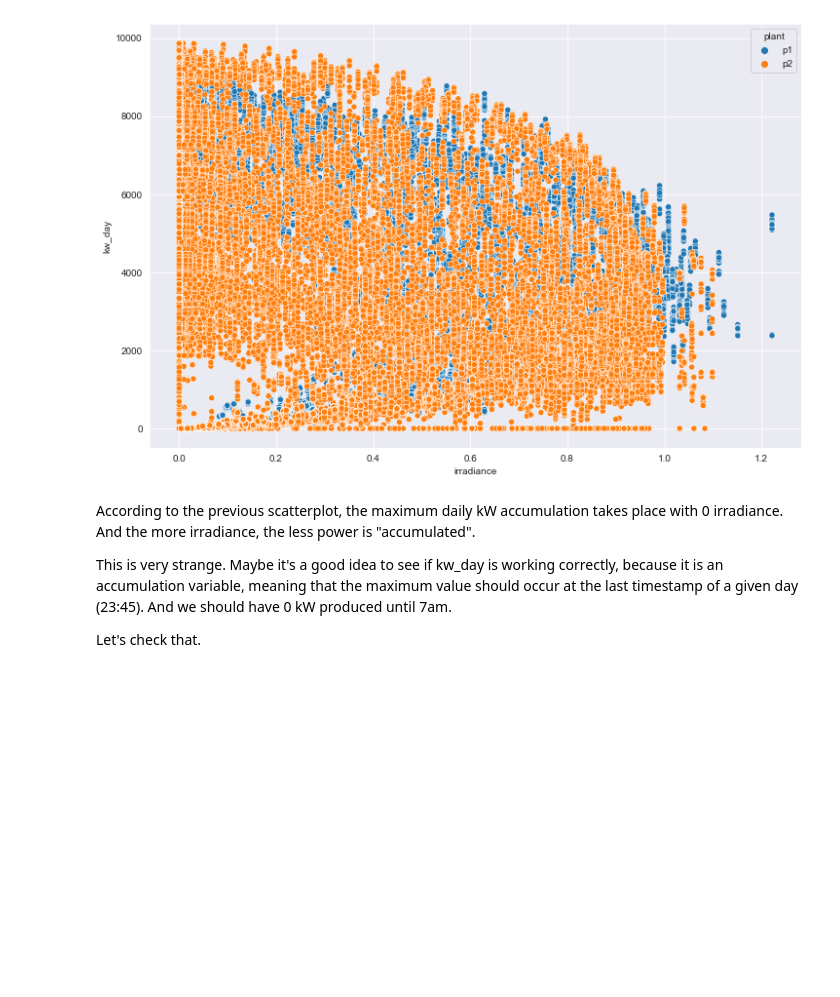
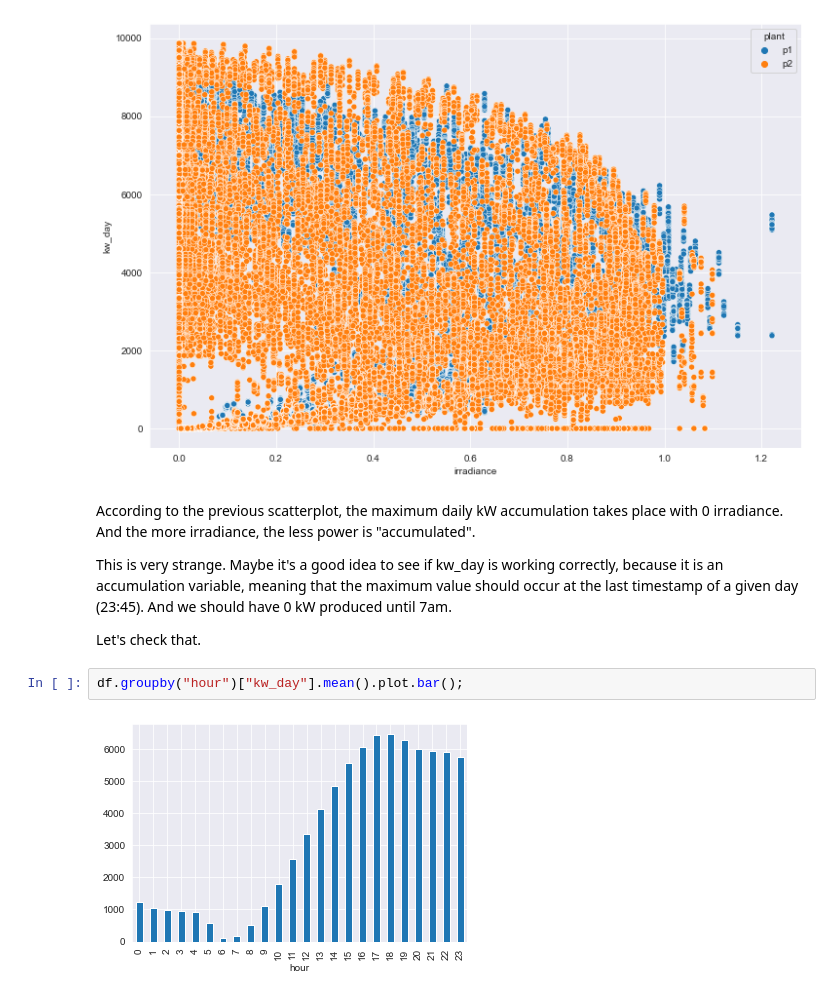
Before and after one commit to luis-cj/data-science-solar-power-plant, a Jupyter notebook: solar_power_plant_part_3.ipynb, the cells around one changed output. Drawn from its saved outputs; the diff is of its cells as text; blank space fills up the shorter version.

```diff
--- a/solar_power_plant_part_3.ipynb
+++ b/solar_power_plant_part_3.ipynb
@@ -263,3 +263,7 @@ According to the previous scatterplot, the maximum daily kW accumulation takes p
 This is very strange. Maybe it's a good idea to see if kw_day is working correctly, because it is an accumulation variable, meaning that the maximum value should occur at the last timestamp of a given day (23:45). And we should have 0 kW produced until 7am.
 
 Let's check that.
+# %%
+df.groupby("hour")["kw_day"].mean().plot.bar();
+# %% [output]
+[figure, added]
```
Also changed, not shown: parts of 7 cells of this notebook.
